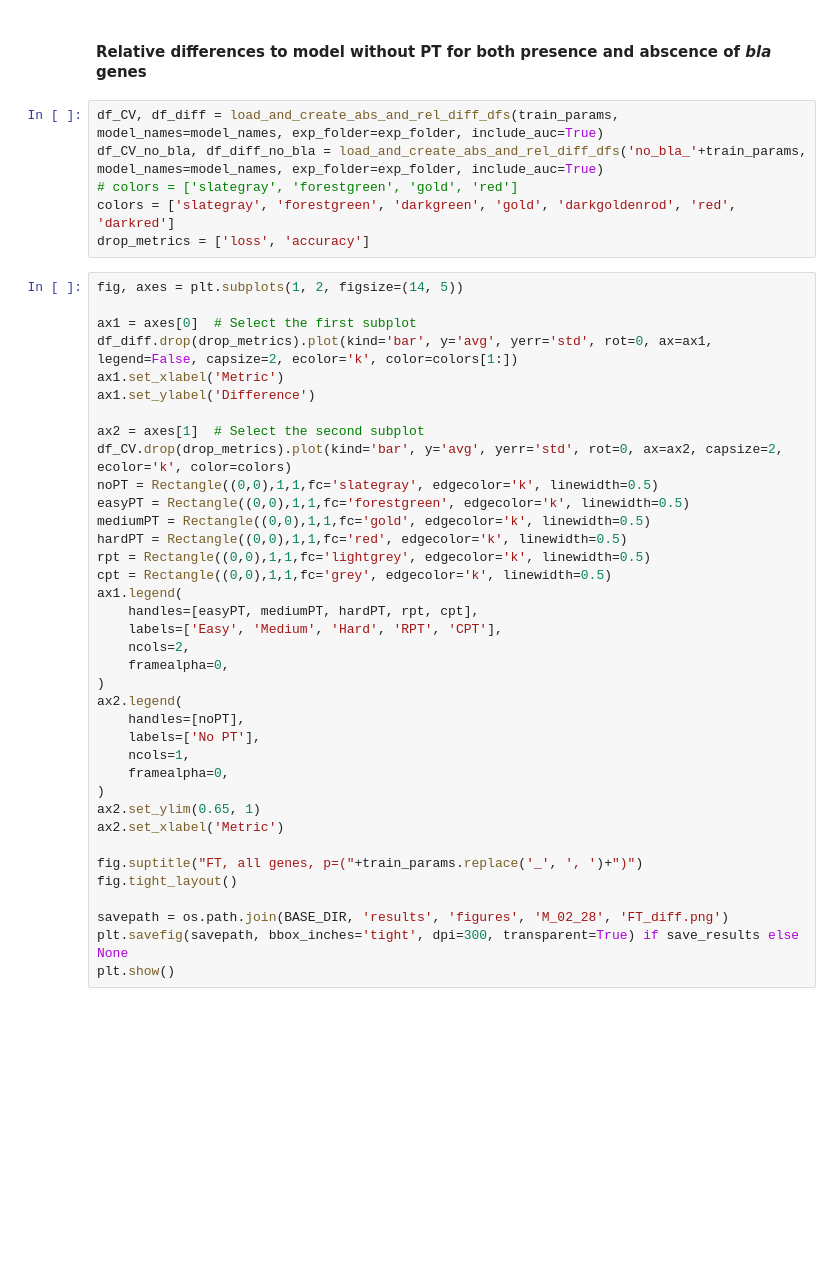
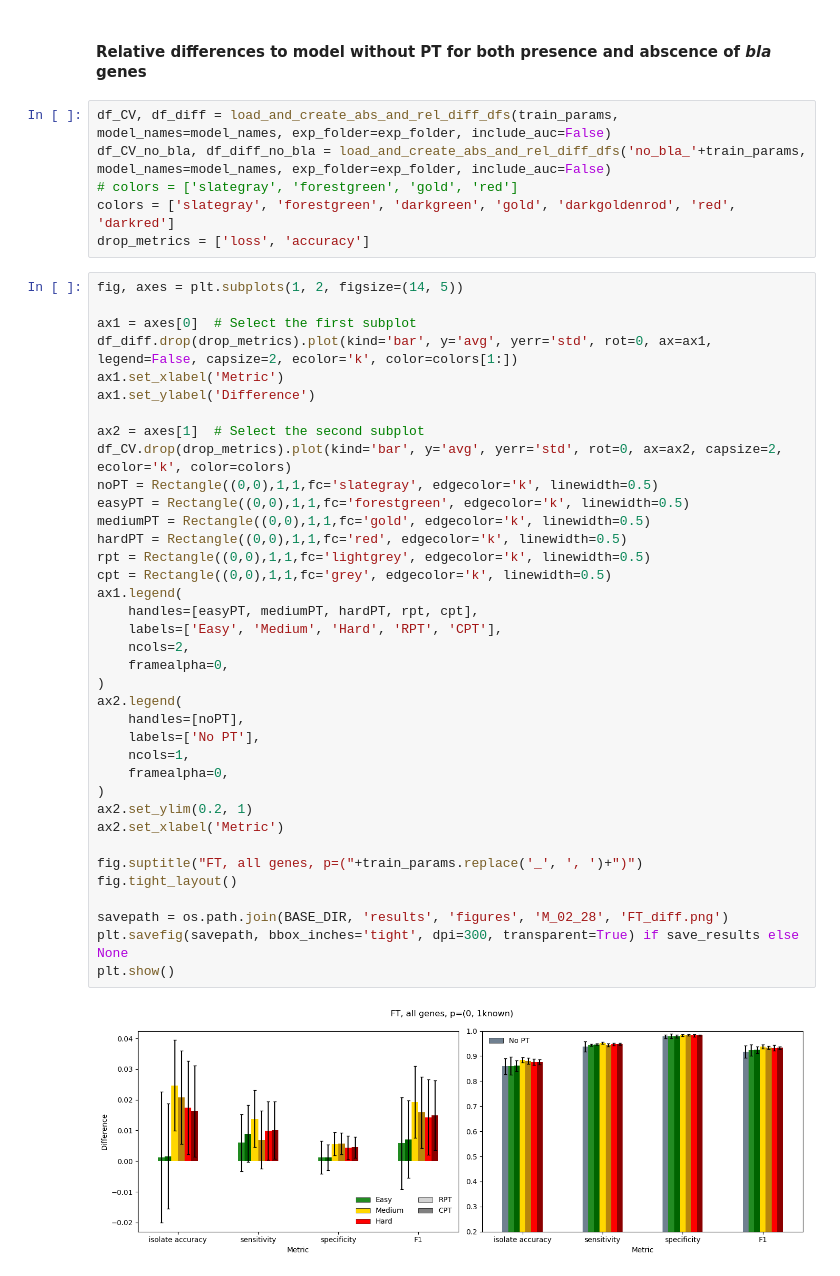
Before and after one commit to jespeols/ARFusion, a Jupyter notebook: results/MM/2024-04-22_gene_iso_analysis.ipynb, the cells around one changed output. Saved outputs shown, nothing was run; the diff lists cells and outputs as text; blank space fills up the shorter version.

```diff
--- a/results/MM/2024-04-22_gene_iso_analysis.ipynb
+++ b/results/MM/2024-04-22_gene_iso_analysis.ipynb
@@ -372,8 +382,8 @@ plot_ab_level_differences(df_diff_ab, 'precision', ab_classes=beta_lactams)
 # %% [markdown]
 #### Relative differences to model without PT for both presence and abscence of *bla* genes
 # %%
-df_CV, df_diff = load_and_create_abs_and_rel_diff_dfs(train_params, model_names=model_names, exp_folder=exp_folder, include_auc=True)
-df_CV_no_bla, df_diff_no_bla = load_and_create_abs_and_rel_diff_dfs('no_bla_'+train_params, model_names=model_names, exp_folder=exp_folder, include_auc=True)
+df_CV, df_diff = load_and_create_abs_and_rel_diff_dfs(train_params, model_names=model_names, exp_folder=exp_folder, include_auc=False)
+df_CV_no_bla, df_diff_no_bla = load_and_create_abs_and_rel_diff_dfs('no_bla_'+train_params, model_names=model_names, exp_folder=exp_folder, include_auc=False)
 # colors = ['slategray', 'forestgreen', 'gold', 'red']
 colors = ['slategray', 'forestgreen', 'darkgreen', 'gold', 'darkgoldenrod', 'red', 'darkred']
 drop_metrics = ['loss', 'accuracy']
@@ -386,34 +396,36 @@ ax1.set_xlabel('Metric')
 ax1.set_ylabel('Difference')
 
 ax2 = axes[1]  # Select the second subplot
 df_CV.drop(drop_metrics).plot(kind='bar', y='avg', yerr='std', rot=0, ax=ax2, capsize=2, ecolor='k', color=colors)
 noPT = Rectangle((0,0),1,1,fc='slategray', edgecolor='k', linewidth=0.5)
 easyPT = Rectangle((0,0),1,1,fc='forestgreen', edgecolor='k', linewidth=0.5)
 mediumPT = Rectangle((0,0),1,1,fc='gold', edgecolor='k', linewidth=0.5)
 hardPT = Rectangle((0,0),1,1,fc='red', edgecolor='k', linewidth=0.5)
 rpt = Rectangle((0,0),1,1,fc='lightgrey', edgecolor='k', linewidth=0.5)
 cpt = Rectangle((0,0),1,1,fc='grey', edgecolor='k', linewidth=0.5)
 ax1.legend(
     handles=[easyPT, mediumPT, hardPT, rpt, cpt],
     labels=['Easy', 'Medium', 'Hard', 'RPT', 'CPT'],
     ncols=2,
     framealpha=0,
 )
 ax2.legend(
     handles=[noPT],
     labels=['No PT'],
     ncols=1,
     framealpha=0,
 )
-ax2.set_ylim(0.65, 1)
+ax2.set_ylim(0.2, 1)
 ax2.set_xlabel('Metric')
 
 fig.suptitle("FT, all genes, p=("+train_params.replace('_', ', ')+")")
 fig.tight_layout()
 
 savepath = os.path.join(BASE_DIR, 'results', 'figures', 'M_02_28', 'FT_diff.png')
 plt.savefig(savepath, bbox_inches='tight', dpi=300, transparent=True) if save_results else None
 plt.show()
+# %% [output]
+[figure, added]
 # %%
 fig, axes = plt.subplots(1, 2, figsize=(14, 5))
 
```
Also changed, not shown: parts of 17 cells of this notebook, 6 other files.
